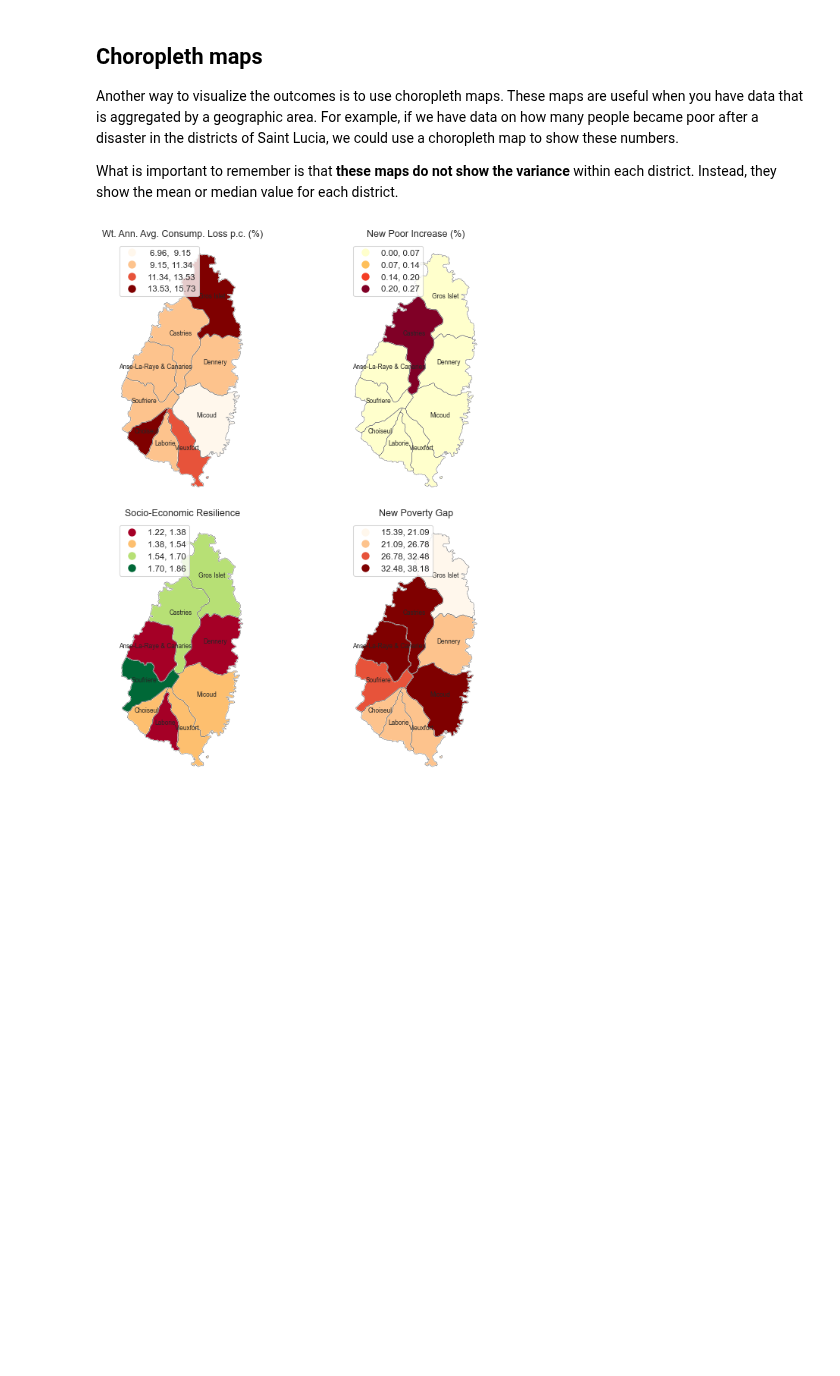
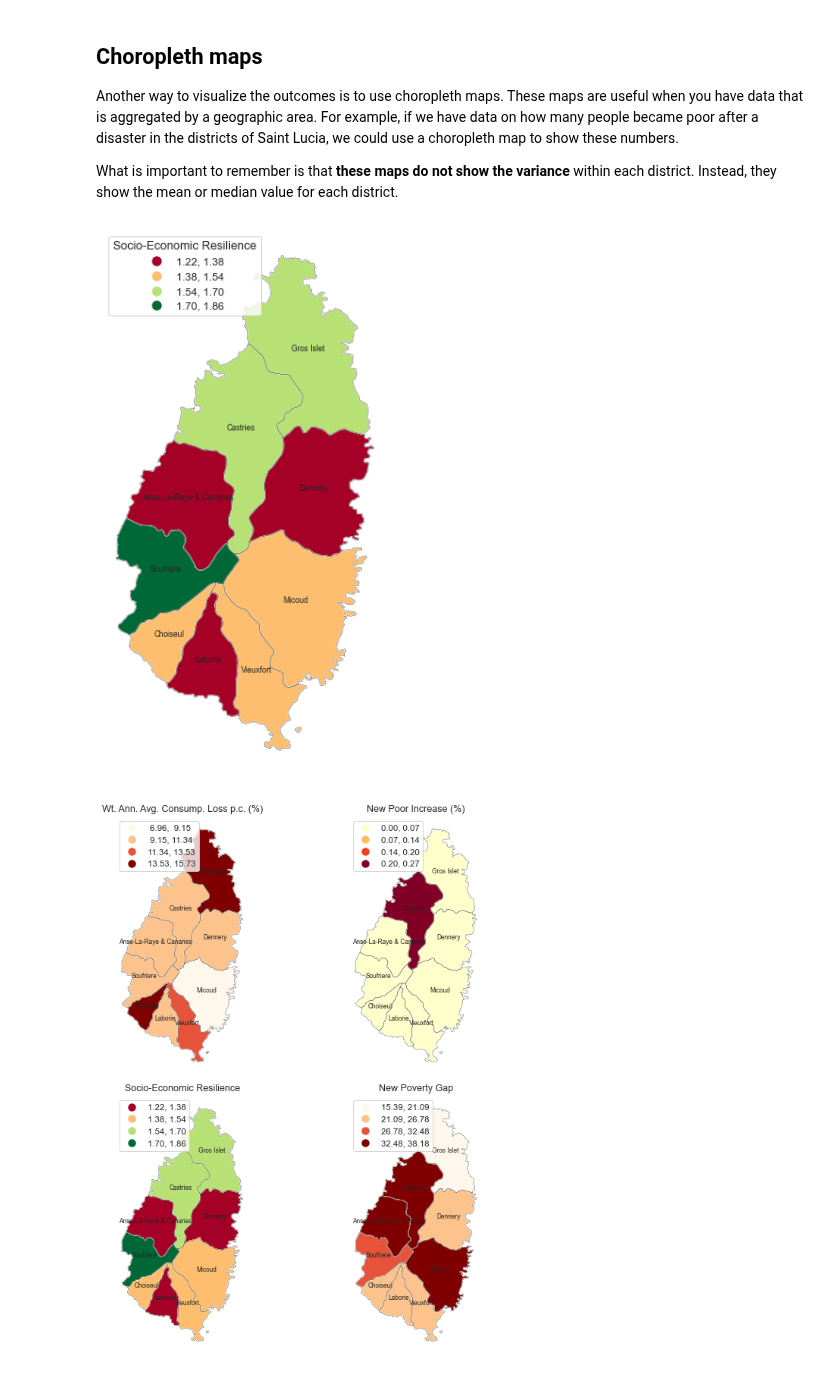
Before and after one commit to mikhailsirenko/unbreakable, a Jupyter notebook: notebooks/analysis.ipynb, the cells around one changed output. Saved outputs shown, nothing was run; the diff lists cells and outputs as text; code cells hidden in the pictures; blank space fills up the shorter version.

```diff
--- a/notebooks/analysis.ipynb
+++ b/notebooks/analysis.ipynb
@@ -227,20 +160,27 @@ Name: annual_average_consumption_loss_pct, dtype: float64
 districts = outcomes['district'].unique().tolist()
 n_districts = len(districts)
 fig, ax = plt.subplots()
-colors = sns.color_palette('Set1', n_colors=len(districts))
+# Define colors from matplotlib color pallete
 d = {}
 for district in districts:
     df = outcomes[outcomes['district'] == district]
-    color = colors[districts.index(district)]
+    district_label = district_to_label_mapper[district]
+    label_color = label_color_mapper[district_label]
+    color = label_color
     # sns.histplot(data=df, x='annual_average_consumption_loss_pct', ax=ax, color=color, multiple='stack')
     if district in ['Micoud', 'Choiseul']:
-        linewidth = 4
+        linewidth = 5
     else:
         linewidth = 1
     d[district] = df['annual_average_consumption_loss_pct'].values.tolist()
-    sns.kdeplot(data=df, x='annual_average_consumption_loss_pct', ax=ax, color=color, linewidth=linewidth)
+    sns.kdeplot(data=df, x='annual_average_consumption_loss_pct', ax=ax, color=color, linewidth=linewidth, alpha=1)
     ax.set_xlabel('Wt. Ann. Avg. Consump. Loss p.c. (%)')
     ax.set_ylabel('Run density')
+    ax.spines['right'].set_visible(False)
+    ax.spines['top'].set_visible(False)
+    ax.spines['left'].set_visible(False)
+    ax.spines['bottom'].set_visible(False)
+    ax.set_facecolor('lightgray')
 ax.set_xlim(0, 100)
-ax.legend(districts, title='District')
+ax.legend(districts, title='District', frameon=False)
 plt.savefig('../figures/analysis/annual_average_consumption_loss_pct_districts.png', dpi=300, bbox_inches='tight')
@@ -343,6 +250,33 @@ country = gpd.read_file('../data/raw/shapefiles/Saint Lucia/gadm36_LCA_shp/gadm3
 aggregation = 'median'
 outcomes['district'].replace({'Anse-La-Raye \& Canaries' : 'Anse-La-Raye & Canaries'}, inplace=True)
 aggregated_outcomes = get_spatial_outcomes(outcomes, aggregation=aggregation)
+# %%
+# Plot the outcomes in a 2 by 2 grid
+fig, ax = plt.subplots(figsize=(10, 10))
+outcomes_to_plot = [# 'annual_average_consumption_loss_pct', 'n_new_poor_increase_pct',
+'r',
+                    # 'new_poverty_gap'
+                    ]
+titles = [# 'Wt. Ann. Avg. Consump. Loss p.c. (%)',
+          # 'New Poor Increase (%)',
+          'Socio-Economic Resilience', 'New Poverty Gap']
+cmaps = [
+    #'OrRd', 'YlOrRd',
+        'RdYlGn',
+     #   'OrRd'
+        ]
+for i, outcome in enumerate(outcomes_to_plot):
+    aggregated_outcomes.plot(column=outcome, scheme='equalinterval', cmap=cmaps[i], k=4, ax=ax, legend=True, legend_kwds={"title":"Socio-Economic Resilience", "loc" : "upper left"})
+    aggregated_outcomes.plot(ax=ax, color='none', edgecolor='black', linewidth=0.25)
+    # ax.set_title(titles[i])
+    ax.axis('off')
+    for idx, row in aggregated_outcomes.iterrows():
+        ax.annotate(text=row['NAME_1'], xy=row['geometry'].centroid.coords[0], ha='center', fontsize=8)
+# fig.suptitle(f'{aggregation.capitalize()} of 3,000 replications', fontsize=16)
+# fig.tight_layout()
+plt.savefig(f'../figures/analysis/{aggregation}_outcomes_spatially.png', dpi=300, bbox_inches='tight')
+# %% [output]
+[figure, added]
 # %%
 # Plot the outcomes in a 2 by 2 grid
 fig, ax = plt.subplots(ncols=2, nrows=2, figsize=(10, 10))
```
Also changed, not shown: parts of 17 cells of this notebook, 9 other files.
